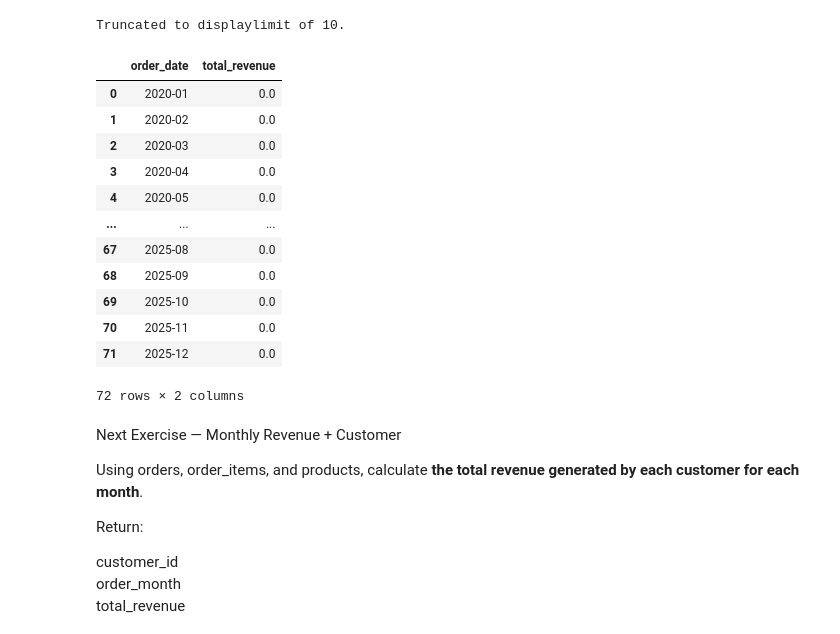
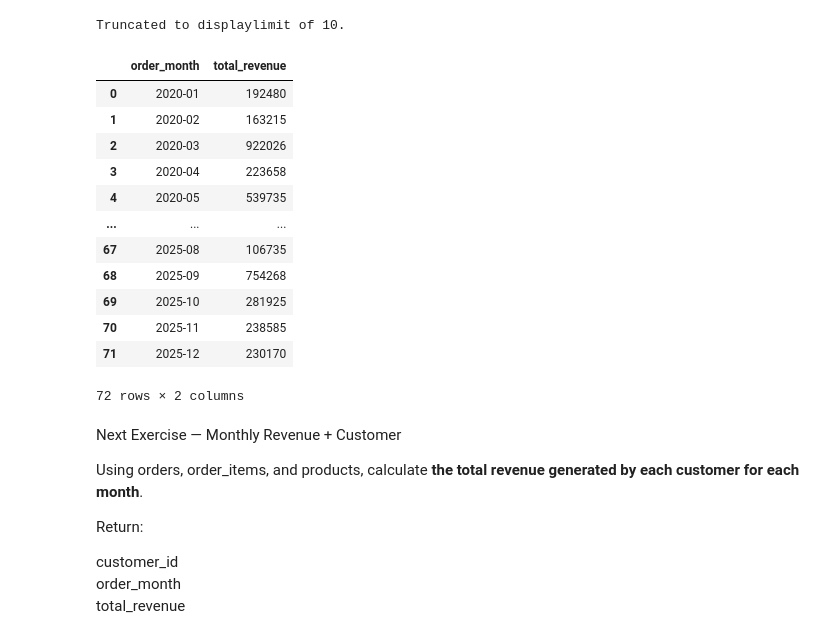
Before and after one commit to umesh-creates/sql_pandas_exercise_and_notes, a Jupyter notebook: retail_analysis exercise/date _and_time.ipynb, the cells around one changed output. Cells and saved outputs as stored; diff of their text form; code cells hidden in the pictures.

```diff
--- a/retail_analysis exercise/date _and_time.ipynb
+++ b/retail_analysis exercise/date _and_time.ipynb
@@ -1932,31 +1932,33 @@ Truncated to displaylimit of 10.
 # %%
 merged = (
     orders
-    .merge(order_items, on='order_id', how='left')
-    .merge(products, on='product_id', how='left')
+    .merge(order_items, on='order_id')
+    .merge(products, on='product_id')
 )
 merged['total_revenue'] = (
     merged['selling_price'] * merged['quantity']
 )
 result = (
     merged
     .groupby(merged['order_date'].dt.to_period('M'))['total_revenue']
     .sum()
-).reset_index()
+    .reset_index(name='total_revenue')
+    .rename(columns={'order_date': 'order_month'})
+)
 result
 # %% [output]
-|  | order_date | total_revenue |
-| 0 | 2020-01 | 0.0 |
-| 1 | 2020-02 | 0.0 |
-| 2 | 2020-03 | 0.0 |
-| 3 | 2020-04 | 0.0 |
-| 4 | 2020-05 | 0.0 |
+|  | order_month | total_revenue |
+| 0 | 2020-01 | 192480 |
+| 1 | 2020-02 | 163215 |
+| 2 | 2020-03 | 922026 |
+| 3 | 2020-04 | 223658 |
+| 4 | 2020-05 | 539735 |
 | ... | ... | ... |
-| 67 | 2025-08 | 0.0 |
-| 68 | 2025-09 | 0.0 |
-| 69 | 2025-10 | 0.0 |
-| 70 | 2025-11 | 0.0 |
-| 71 | 2025-12 | 0.0 |
+| 67 | 2025-08 | 106735 |
+| 68 | 2025-09 | 754268 |
+| 69 | 2025-10 | 281925 |
+| 70 | 2025-11 | 238585 |
+| 71 | 2025-12 | 230170 |
 72 rows × 2 columns
 # %% [markdown]
 Next Exercise — Monthly Revenue + Customer
```
Also changed, not shown: parts of 8 cells of this notebook.
